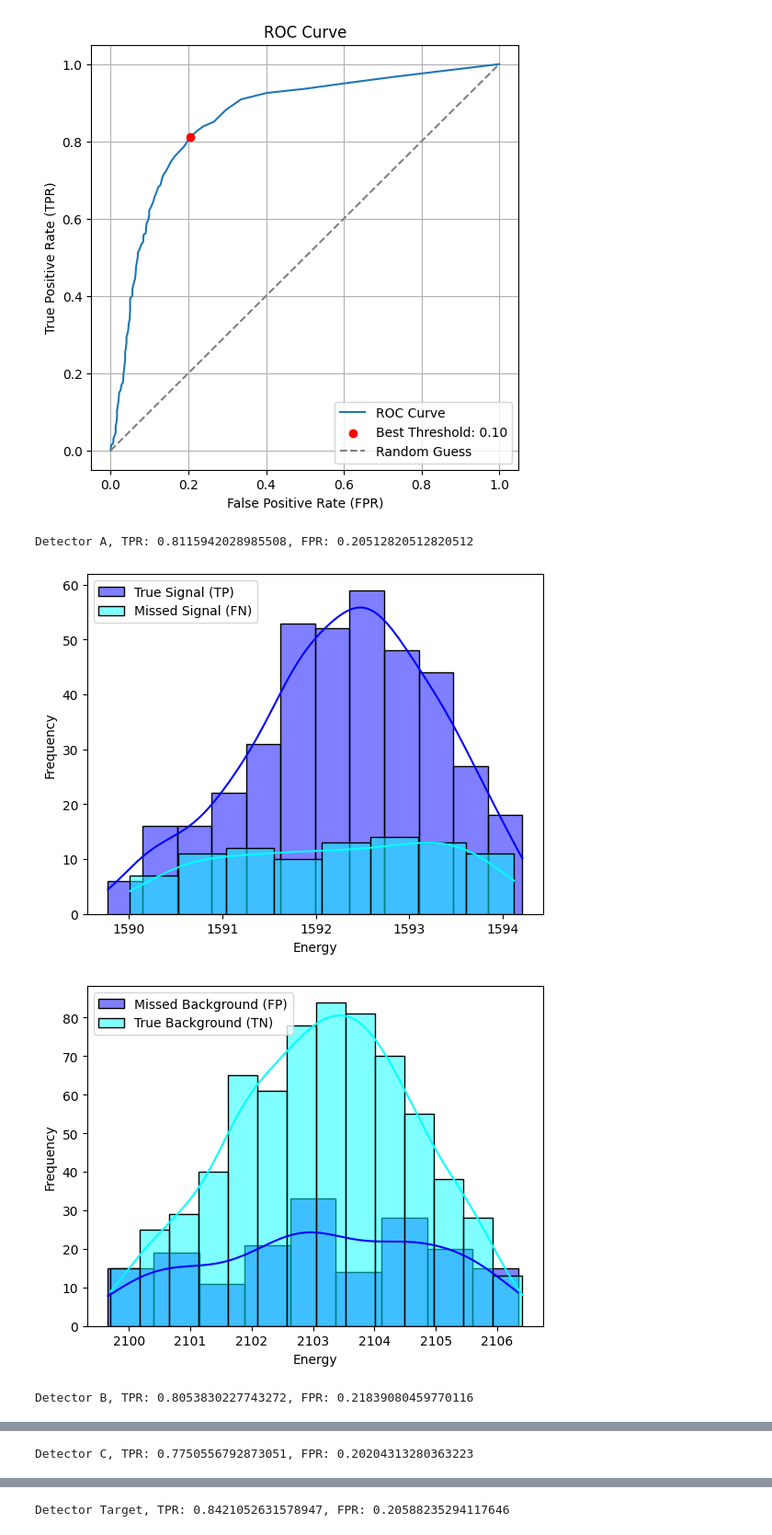
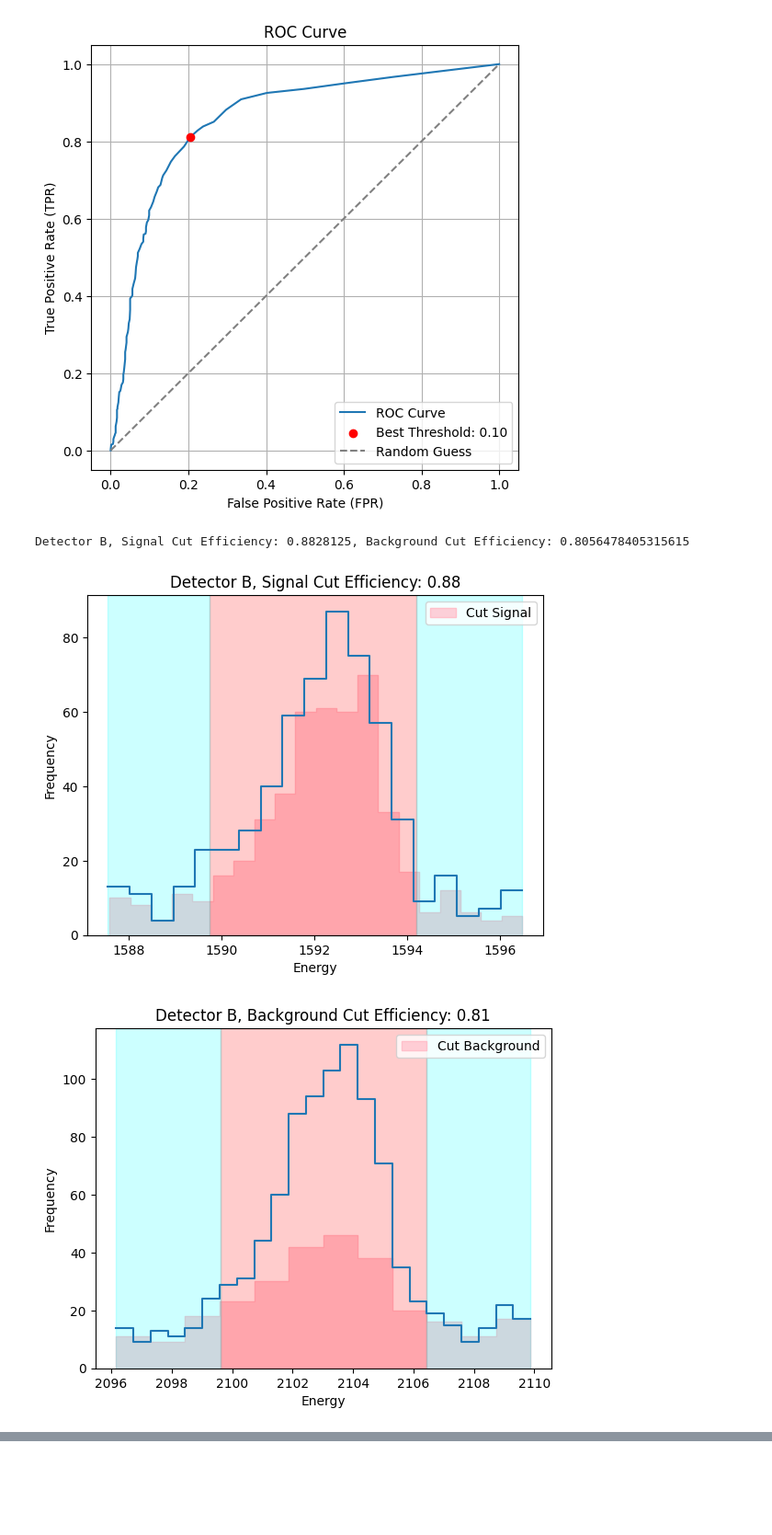
Before and after one commit to TangyKiwi/DSC-291-Final-Project, a Jupyter notebook: scripts/detectorsABCcut_Kevin.ipynb, the cells around one changed output, grey strips where cells are left out. Shown at 92% size. Saved outputs shown, nothing was run; the diff lists cells and outputs as text; code cells hidden in the pictures; blank space fills up the shorter version.

Commit message:
Cut eval B

```diff
--- a/scripts/detectorsABCcut_Kevin.ipynb
+++ b/scripts/detectorsABCcut_Kevin.ipynb
@@ -232,10 +232,10 @@ def fit_signal_background(data, n_bins, mu, name):
     print(f"a = {a_fit}")
     print(f"b = {b_fit}")
 
-    return signal_region_min, signal_region_max
+    return signal_region_min, signal_region_max, sigma_fit
 
-true_signal_min, true_signal_max = fit_signal_background(A_signal["energy"].values, n_bins=50, mu=signal, name="Detector A Signal")
-true_background_min, true_background_max = fit_signal_background(A_background["energy"].values, n_bins=50, mu=background, name="Detector A Background")
+true_signal_min, true_signal_max, signal_sigma = fit_signal_background(A_signal["energy"].values, n_bins=50, mu=signal, name="Detector A Signal")
+true_background_min, true_background_max, background_sigma = fit_signal_background(A_background["energy"].values, n_bins=50, mu=background, name="Detector A Background")
 # %% [output]
 [figure]
 Fit results:
@@ -255,7 +255,11 @@ b = 0.03785043436778327
 true_A_signal_energy = A_signal[(A_signal["energy"] >= true_signal_min) & (A_signal["energy"] <= true_signal_max)]
 true_A_background_energy = A_background[(A_background["energy"] >= true_background_min) & (A_background["energy"] <= true_background_max)]
 B_signal_energy = detB[(detB["energy"] >= true_signal_min) & (detB["energy"] <= true_signal_max)]
+B_signal_baseline = detB[((detB["energy"] > signal + 2*signal_sigma) & (detB["energy"] <= signal + 4*signal_sigma)) |
+                         ((detB["energy"] >= signal - 4*signal_sigma) & (detB["energy"] < signal - 2*signal_sigma))]
 B_background_energy = detB[(detB["energy"] >= true_background_min) & (detB["energy"] <= true_background_max)]
+B_background_baseline = detB[((detB["energy"] > background + 2*background_sigma) & (detB["energy"] <= background + 4*background_sigma)) |
+                             ((detB["energy"] >= background - 4*background_sigma) & (detB["energy"] < background - 2*background_sigma))]
 C_signal_energy = detC[(detC["energy"] >= true_signal_min) & (detC["energy"] <= true_signal_max)]
 C_background_energy = detC[(detC["energy"] >= true_background_min) & (detC["energy"] <= true_background_max)]
 target_signal_energy = detTarget[(detTarget["energy"] >= true_signal_min) & (detTarget["energy"] <= true_signal_max)]
@@ -324,35 +328,49 @@ Detector A - Best Threshold: 0.10101010101010102, TPR: 0.8115942028985508, FPR:
 [figure]
 [figure]
 # %%
-def eval_threshold(signal, background, threshold, name):
-    tp = np.sum((signal['class_score'] >= threshold))
-    fp = np.sum((background['class_score'] >= threshold))
-    fn = np.sum((signal['class_score'] < threshold))
-    tn = np.sum((background['class_score'] < threshold))
+def eval_threshold(signal, signal_baseline, background, background_baseline, threshold, name):
+    N_signal = len(signal)
+    B_signal = len(signal_baseline)
+    N_background = len(background)
+    B_background = len(background_baseline)
 
-    tpr = tp / (tp + fn) if (tp + fn) > 0 else 0
-    fpr = fp / (fp + tn) if (fp + tn) > 0 else 0
+    Nc_signal = np.sum((signal["class_score"] >= threshold))
+    Bc_signal = np.sum((signal_baseline["class_score"] >= threshold))
+    Nc_background = np.sum((background["class_score"] < threshold))
+    Bc_background = np.sum((background_baseline["class_score"] < threshold))
 
-    print(f"Detector {name}, TPR: {tpr}, FPR: {fpr}")
-    sns.histplot(signal[signal['class_score'] >= threshold]['energy'], color='blue', label='True Signal (TP)', kde=True)
-    sns.histplot(signal[signal['class_score'] < threshold]['energy'], color='cyan', label='Missed Signal (FN)', kde=True)
-    plt.xlabel("Energy")
-    plt.ylabel("Frequency")
-    plt.legend()
-    plt.show()
-    sns.histplot(background[background['class_score'] >= threshold]['energy'], color='blue', label='Missed Background (FP)', kde=True)
-    sns.histplot(background[background['class_score'] < threshold]['energy'], color='cyan', label='True Background (TN)', kde=True)
+    signal_cut_eff = (Nc_signal - Bc_signal) / (N_signal - B_signal)
+    background_cut_eff = (Nc_background - Bc_background) / (N_background - B_background)
+
+    print(f"Detector {name}, Signal Cut Efficiency: {signal_cut_eff}, Background Cut Efficiency: {background_cut_eff}")
+    all_signal = pd.concat([signal_baseline, signal])
+    sns.histplot(all_signal["energy"], element="step", fill=False, label="Data")
+    sns.histplot(all_signal[all_signal['class_score'] >= threshold]['energy'], element="step", color='pink', edgecolor='pink', label='Cut Signal')
+    plt.axvspan(min(signal["energy"]), max(signal["energy"]), alpha=0.2, color='red')
+    plt.axvspan(min(signal_baseline["energy"]), min(signal["energy"]), alpha=0.2, color='cyan')
+    plt.axvspan(max(signal["energy"]), max(signal_baseline["energy"]), alpha=0.2, color='cyan')
+    plt.title(f"Detector {name}, Signal Cut Efficiency: {signal_cut_eff:.2f}")
     plt.xlabel("Energy")
     plt.ylabel("Frequency")
     plt.legend()
     plt.show()
 
-eval_threshold(true_A_signal_energy, true_A_background_energy, THRESHOLD, 'A')
-eval_threshold(B_signal_energy, B_background_energy, THRESHOLD, 'B')
-eval_threshold(C_signal_energy, C_background_energy, THRESHOLD, 'C')
-eval_threshold(target_signal_energy, target_background_energy, THRESHOLD, 'Target')
+    all_background = pd.concat([background_baseline, background])
+    sns.histplot(all_background["energy"], element="step", fill=False, label="Data")
+    sns.histplot(all_background[all_background['class_score'] >= threshold]['energy'], element="step", color='pink', edgecolor='pink', label='Cut Background')
+    plt.axvspan(min(background["energy"]), max(background["energy"]), alpha=0.2, color='red')
+    plt.axvspan(min(background_baseline["energy"]), min(background["energy"]), alpha=0.2, color='cyan')
+    plt.axvspan(max(background["energy"]), max(background_baseline["energy"]), alpha=0.2, color='cyan')
+    plt.title(f"Detector {name}, Background Cut Efficiency: {background_cut_eff:.2f}")
+    plt.xlabel("Energy")
+    plt.ylabel("Frequency")
+    plt.legend(loc="upper right")
+    plt.show()
+
+eval_threshold(B_signal_energy, B_signal_baseline, B_background_energy, B_background_baseline, 0.081, 'B')
+# eval_threshold(C_signal_energy, C_background_energy, THRESHOLD, 'C')
+# eval_threshold(target_signal_energy, target_background_energy, THRESHOLD, 'Target')
 # %% [output]
-Detector A, TPR: 0.8115942028985508, FPR: 0.20512820512820512
+Detector B, Signal Cut Efficiency: 0.8828125, Background Cut Efficiency: 0.8056478405315615
-[figure, old version]
+[figure, new version]
-[figure, old version]
+[figure, new version]
-Detector B, TPR: 0.8053830227743272, FPR: 0.21839080459770116
@@ -361 +376,0 @@ Detector B, TPR: 0.8053830227743272, FPR: 0.21839080459770116
-Detector C, TPR: 0.7750556792873051, FPR: 0.20204313280363223
@@ -364 +376,0 @@ Detector C, TPR: 0.7750556792873051, FPR: 0.20204313280363223
-Detector Target, TPR: 0.8421052631578947, FPR: 0.20588235294117646
```
Also changed, not shown: parts of 2 cells of this notebook.
